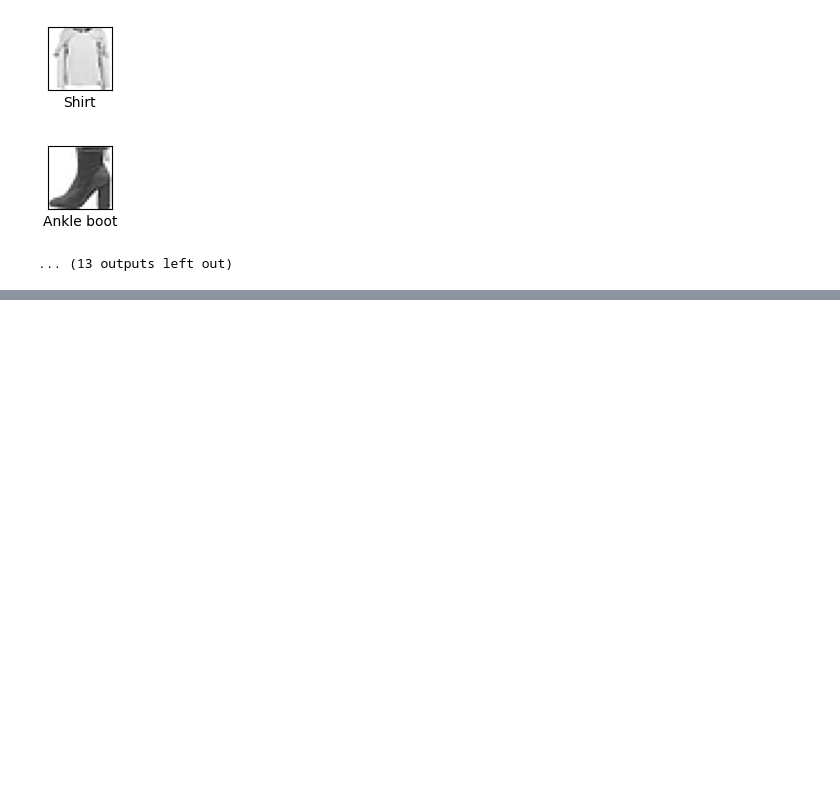
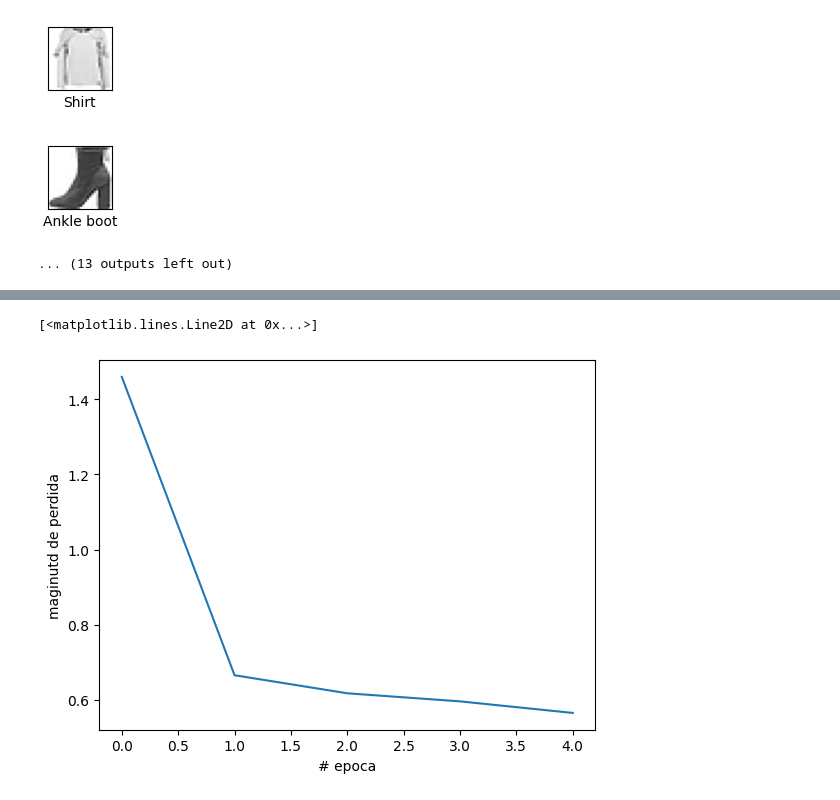
Before and after one commit to Gottyokit/LearningAndPractice, a Jupyter notebook: DEMONIAAAA.ipynb, the cells around one changed output, grey strips where cells are left out. Cells and saved outputs as stored; diff of their text form; code cells hidden in the pictures; blank space fills up the shorter version.

```diff
--- a/DEMONIAAAA.ipynb
+++ b/DEMONIAAAA.ipynb
@@ -99,0 +109,12 @@ for i, (imagen, etiqueta) in enumerate(datos_entrenamiento.take(25)):
+# %%
+#compilacion
+
+modelo.compile(
+    optimizer='adam',
+    loss=tf.keras.losses.SparseCategoricalCrossentropy(),
+    metrics=['accuracy']
+)
+# %%
+#Los numeros de datos en entrenamiento y pruebas (60k y 10k)
+num_ej_entrenamiento = metadatos.splits["train"].num_examples
+num_ej_pruebas = metadatos.splits["test"].num_examples
@@ -99,0 +127,13 @@ for i, (imagen, etiqueta) in enumerate(datos_entrenamiento.take(25)):
+# %%
+#El trabajo por lotes permite que entrenamientos con gran cantidad de datos se haga de manera mas eficiente
+TAMANO_LOTE = 32
+
+#Shuffle y repeat hacen que los datos esten mezclados de manera aleatoria para que la red
+#no se vaya a aprender el orden de las cosas
+datos_entrenamiento = datos_entrenamiento.repeat().shuffle(num_ej_entrenamiento).batch(TAMANO_LOTE)
+datos_pruebas = datos_pruebas.batch(TAMANO_LOTE)
+# %%
+import math
+
+#Entrenar
+historial = modelo.fit(datos_entrenamiento, epochs=5, steps_per_epoch= math.ceil(num_ej_entrenamiento/TAMANO_LOTE))
@@ -99,0 +151,7 @@ for i, (imagen, etiqueta) in enumerate(datos_entrenamiento.take(25)):
+# %%
+plt.xlabel("# epoca")
+plt.ylabel("maginutd de perdida")
+plt.plot(historial.history["loss"])
+# %% [output]
+[<matplotlib.lines.Line2D at 0x...>]
+[figure, added]
```
Also changed, not shown: parts of 11 cells of this notebook.
